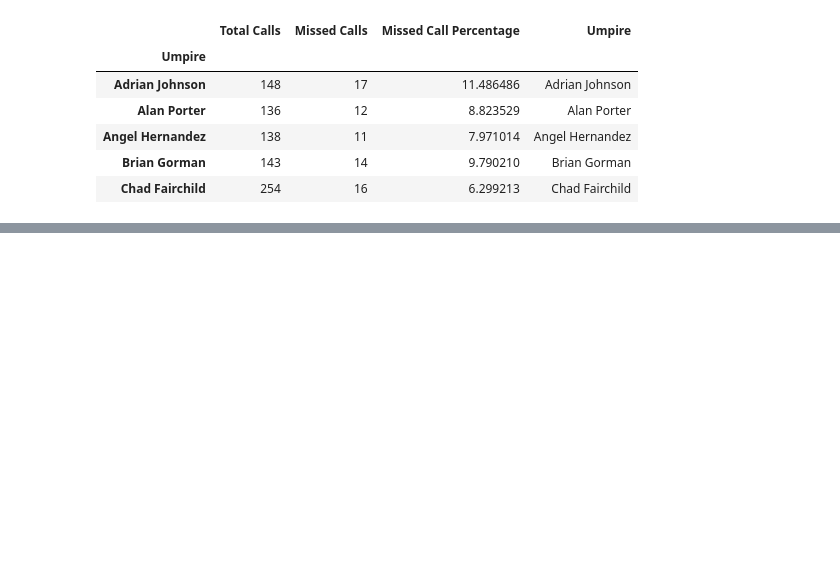
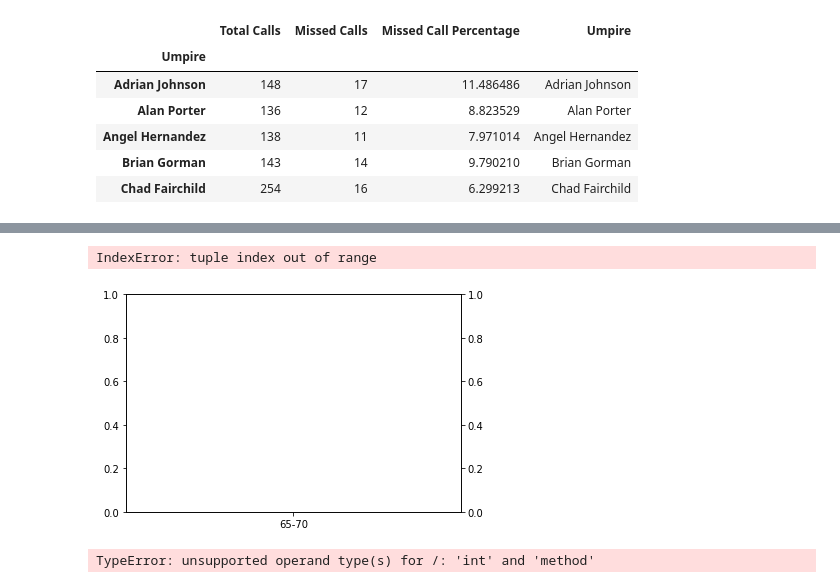
Before and after one commit to ForrestMcDougal/MLB-Postseason-Umpire-Analysis, a Jupyter notebook: Presentation_Charts.ipynb, the cells around one changed output, grey strips where cells are left out. Saved outputs shown, nothing was run; the diff lists cells and outputs as text; code cells hidden in the pictures; blank space fills up the shorter version.

```diff
--- a/Presentation_Charts.ipynb
+++ b/Presentation_Charts.ipynb
@@ -212 +213,15 @@ plt.show()
 [figure]
+# %%
+bins = (65,70,75,80,85,90,95,100,105)
+group_names = ("65-70", "71-75", "76-80", "81-85", "86-90", "91-95", "95-100", "101+")
+pitch_df["Speed Bin"] = pd.cut(pitch_df["Pitch_Speed"], bins, labels=group_names)
+incrt_df["Speed Bin"] = pd.cut(pitch_df["Pitch_Speed"], bins, labels=group_names)
+
+pitch_speed_df = pd. DataFrame({"Total Calls": pitch_df.groupby("Speed Bin")["Called Ball/Strike"].count(),
+                               "Incorrect Calls": incrt_df.groupby("Speed Bin")["Accurate"].count(),
+                               "Incorrect %": incrt_df.groupby("Speed Bin")["Accurate"].count()/ pitch_df.groupby("Speed Bin")["Called Ball/Strike"].count()})
+pitch_speed_df.fillna(0, inplace=True)
+
+pitch_speed_df['Speed Bin'] = pitch_speed_df.index
+
+pitch_speed_df
@@ -212,0 +244,30 @@ plt.show()
+# %%
+# figure(figsize=(30,20))
+
+fig, ax1 = plt.subplots()
+
+ax2 = ax1.twinx()
+
+ax2.plot(pitch_speed_df["Incorrect %"], color = "red")
+ax1.bar(pitch_speed_df["Speed Bin"], pitch_speed_df["Total Calls"])
+
+
+plt.title("Total Pitches Called and Missed Called % by Pitch Speed")
+plt.xlabel("Pitch Speed (MPH)")
+ax1.set_ylabel("Total Pitches Called")
+ax2.set_ylabel("Missed Call Percentage")
+
+# plt.xlim(60, 105)
+plt.tight_layout()
+
+fig.savefig("Presentation_Images/Calls_pitch_speed.png")
+plt.show()
+# %% [output]
+IndexError: tuple index out of range
+[figure, added]
+# %%
+pitch_type_df = pd.DataFrame({"Total Calls": pitch_df.groupby("Pitch_Type")["Called Ball/Strike"].count,
+                              "Missed Calls": incrt_df.groupby("Pitch_Type")["Accurate"].count(),
+                              "Missed Call %": incrt_df.groupby("Pitch_Type")["Accurate"].count() / pitch_df.groupby("Pitch_Type")["Called Ball/Strike"].count})
+# %% [output]
+TypeError: unsupported operand type(s) for /: 'int' and 'method'
```
Also changed, not shown: parts of 4 cells of this notebook, 2 other files.
